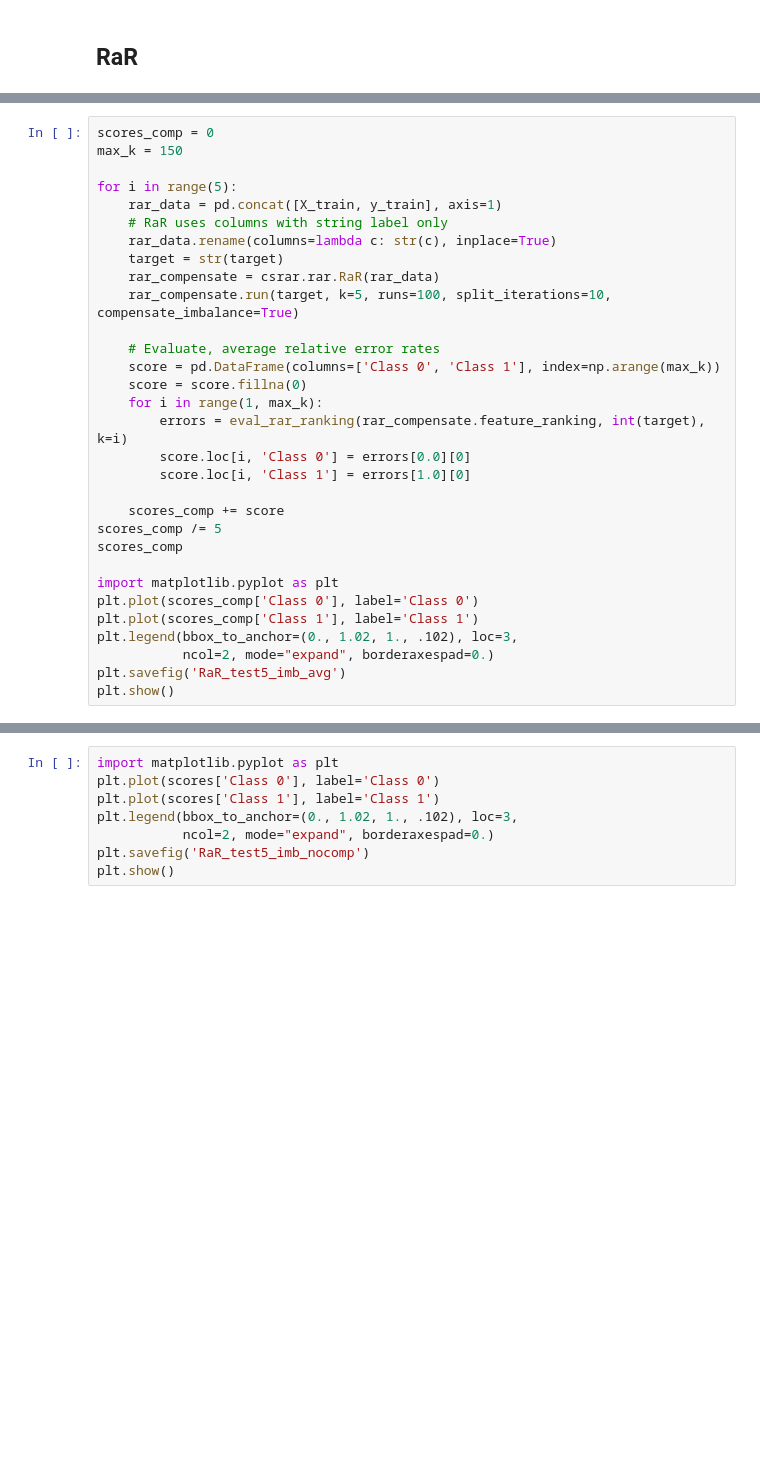
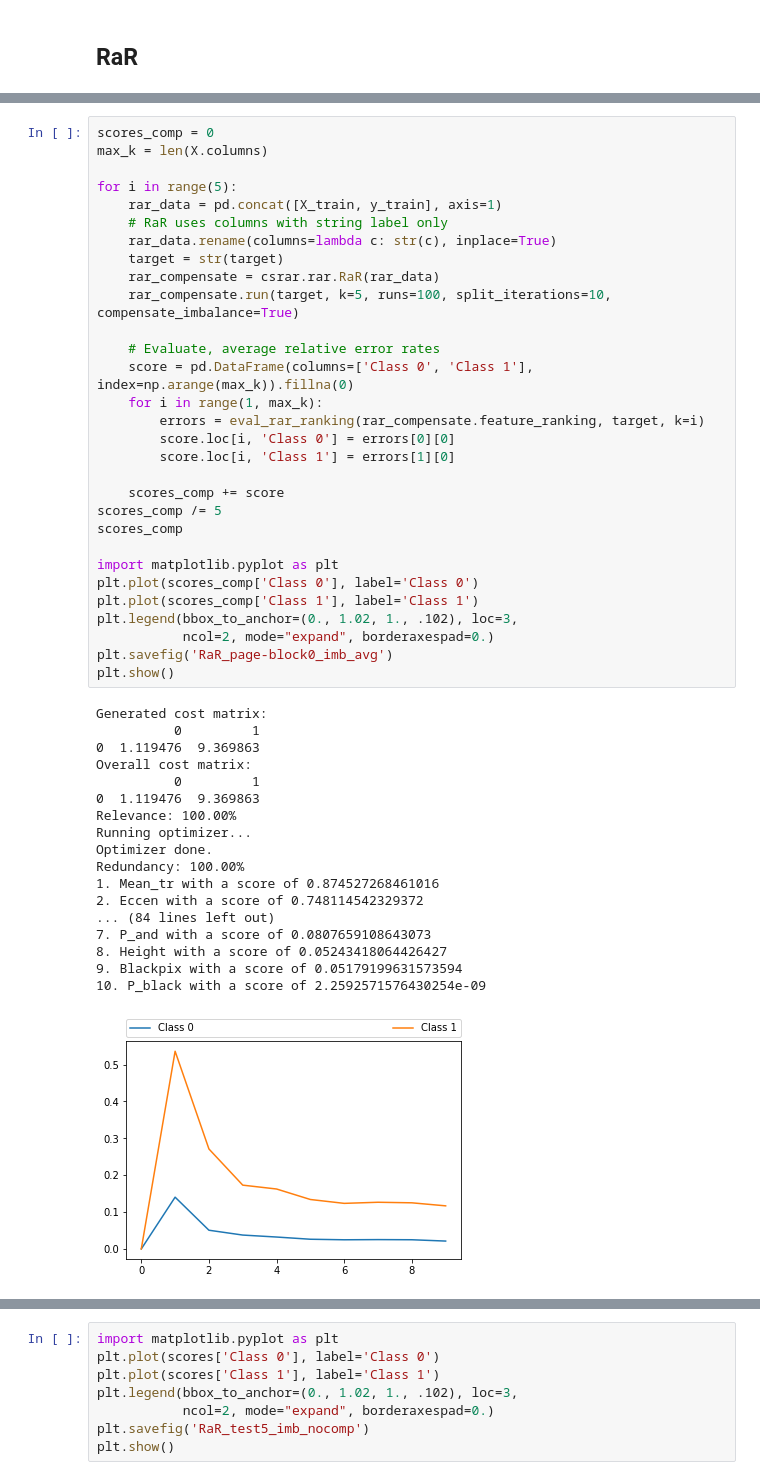
Before and after one commit to KDD-OpenSource/wRaR, a Jupyter notebook: examples/EstimateCost.ipynb, the cells around one changed output, grey strips where cells are left out. Saved outputs shown, nothing was run; the diff lists cells and outputs as text; blank space fills up the shorter version.

```diff
--- a/examples/EstimateCost.ipynb
+++ b/examples/EstimateCost.ipynb
@@ -129,33 +130,51 @@ Redundancy: 46.00%
 # %%
 scores_comp = 0
-max_k = 150
+max_k = len(X.columns)
 
 for i in range(5):
     rar_data = pd.concat([X_train, y_train], axis=1)
     # RaR uses columns with string label only
     rar_data.rename(columns=lambda c: str(c), inplace=True)
     target = str(target)
     rar_compensate = csrar.rar.RaR(rar_data)
     rar_compensate.run(target, k=5, runs=100, split_iterations=10, compensate_imbalance=True)
 
     # Evaluate, average relative error rates
-    score = pd.DataFrame(columns=['Class 0', 'Class 1'], index=np.arange(max_k))
-    score = score.fillna(0)
+    score = pd.DataFrame(columns=['Class 0', 'Class 1'], index=np.arange(max_k)).fillna(0)
     for i in range(1, max_k):
-        errors = eval_rar_ranking(rar_compensate.feature_ranking, int(target), k=i)
-        score.loc[i, 'Class 0'] = errors[0.0][0]
-        score.loc[i, 'Class 1'] = errors[1.0][0]
+        errors = eval_rar_ranking(rar_compensate.feature_ranking, target, k=i)
+        score.loc[i, 'Class 0'] = errors[0][0]
+        score.loc[i, 'Class 1'] = errors[1][0]
 
     scores_comp += score
 scores_comp /= 5
 scores_comp
 
 import matplotlib.pyplot as plt
 plt.plot(scores_comp['Class 0'], label='Class 0')
 plt.plot(scores_comp['Class 1'], label='Class 1')
 plt.legend(bbox_to_anchor=(0., 1.02, 1., .102), loc=3,
            ncol=2, mode="expand", borderaxespad=0.)
-plt.savefig('RaR_test5_imb_avg')
+plt.savefig('RaR_page-block0_imb_avg')
 plt.show()
+# %% [output]
+Generated cost matrix:
+          0         1
+0  1.119476  9.369863
+Overall cost matrix:
+          0         1
+0  1.119476  9.369863
+Relevance: 100.00%
+Running optimizer...
+Optimizer done.
+Redundancy: 100.00%
+1. Mean_tr with a score of 0.874527268461016
+2. Eccen with a score of 0.748114542329372
+... (84 lines left out)
+7. P_and with a score of 0.0807659108643073
+8. Height with a score of 0.05243418064426427
+9. Blackpix with a score of 0.05179199631573594
+10. P_black with a score of 2.2592571576430254e-09
+[figure, added]
 # %%
 scores
```
Also changed, not shown: parts of 11 cells of this notebook, 4 other files.
